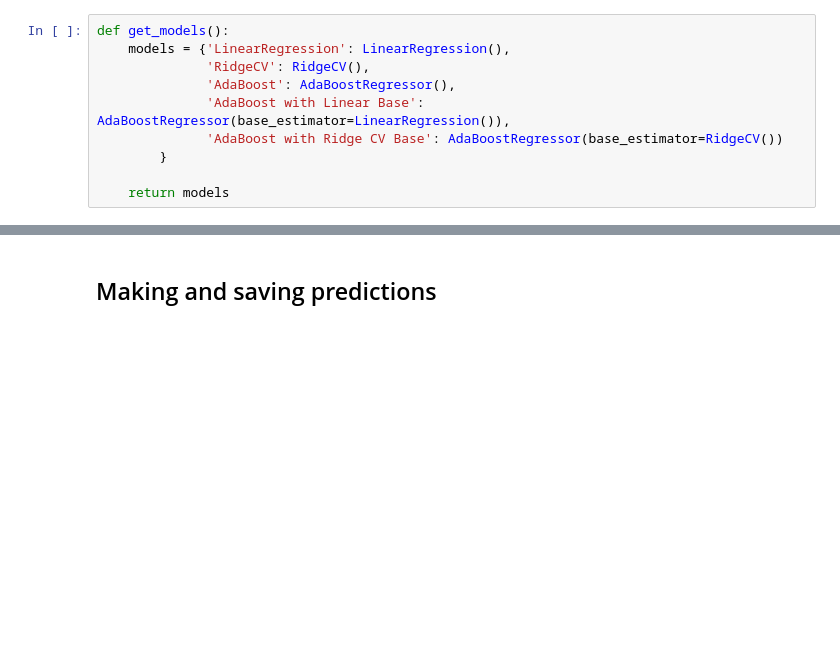
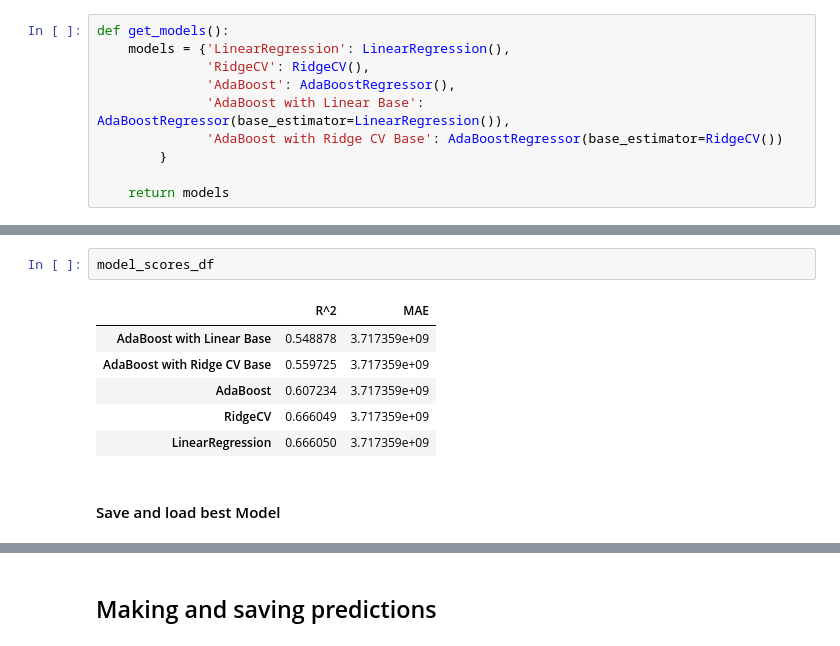
Before and after one commit to MrFlygerian/Predicting-House-Price, a Jupyter notebook: Kaggle comp Notebook.ipynb, the cells around one changed output, grey strips where cells are left out. Saved outputs shown, nothing was run; the diff lists cells and outputs as text; blank space fills up the shorter version.

```diff
--- a/Kaggle comp Notebook.ipynb
+++ b/Kaggle comp Notebook.ipynb
@@ -198,0 +235,11 @@ MAE: 3281123683.7011557
+# %%
+model_scores_df
+# %% [output]
+|  | R^2 | MAE |
+| AdaBoost with Linear Base | 0.548878 | 3.717359e+09 |
+| AdaBoost with Ridge CV Base | 0.559725 | 3.717359e+09 |
+| AdaBoost | 0.607234 | 3.717359e+09 |
+| RidgeCV | 0.666049 | 3.717359e+09 |
+| LinearRegression | 0.666050 | 3.717359e+09 |
+# %% [markdown]
+#### Save and load best Model
```
Also changed, not shown: parts of 10 cells of this notebook, 3 other files.
